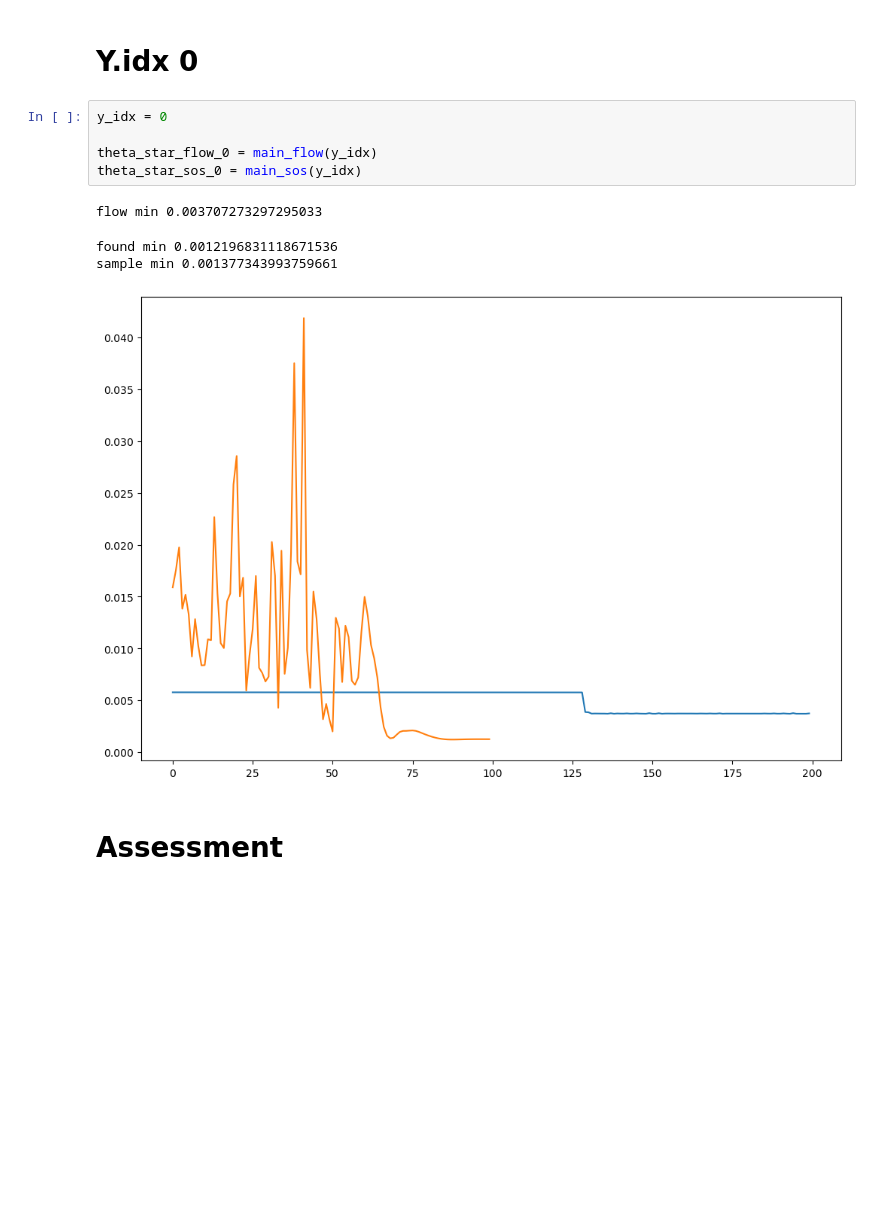
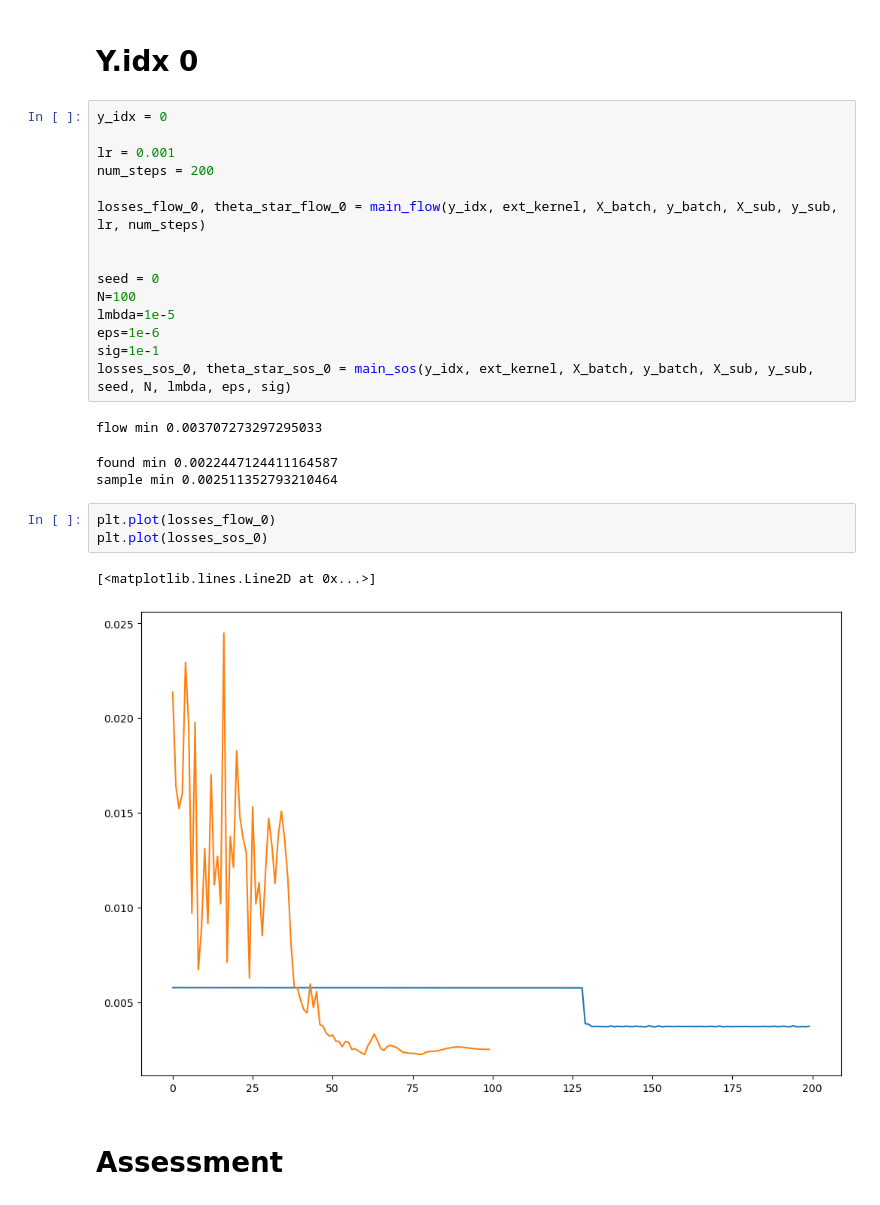
Before and after one commit to daniellengyel/KernelLearningSOS, a Jupyter notebook: LogisticResults.ipynb, the cells around one changed output. Saved outputs shown, nothing was run; the diff lists cells and outputs as text; blank space fills up the shorter version.

```diff
--- a/LogisticResults.ipynb
+++ b/LogisticResults.ipynb
@@ -80,16 +77,31 @@ Y_train = traj_train[1:]
 X_batch, y_batch, X_sub, y_sub = get_curr_data(X_train, Y_train, 200, 100)
 # %% [markdown]
 # Y.idx 0
-# %%
-y_idx = 0
-
-theta_star_flow_0 = main_flow(y_idx)
-theta_star_sos_0 = main_sos(y_idx)
-# %% [output]
-flow min 0.003707273297295033
-found min 0.0012196831118671536
-sample min 0.001377343993759661
-[figure, removed]
+# %%
+y_idx = 0
+
+lr = 0.001
+num_steps = 200
+
+losses_flow_0, theta_star_flow_0 = main_flow(y_idx, ext_kernel, X_batch, y_batch, X_sub, y_sub, lr, num_steps)
+
+
+seed = 0
+N=100
+lmbda=1e-5
+eps=1e-6
+sig=1e-1
+losses_sos_0, theta_star_sos_0 = main_sos(y_idx, ext_kernel, X_batch, y_batch, X_sub, y_sub, seed, N, lmbda, eps, sig)
+# %% [output]
+flow min 0.003707273297295033
+found min 0.0022447124411164587
+sample min 0.002511352793210464
+# %%
+plt.plot(losses_flow_0)
+plt.plot(losses_sos_0)
+# %% [output]
+[<matplotlib.lines.Line2D at 0x...>]
+[figure, added]
 # %% [markdown]
 # Assessment
 # %%
```
Also changed, not shown: parts of 2 cells of this notebook, 5 other files.
